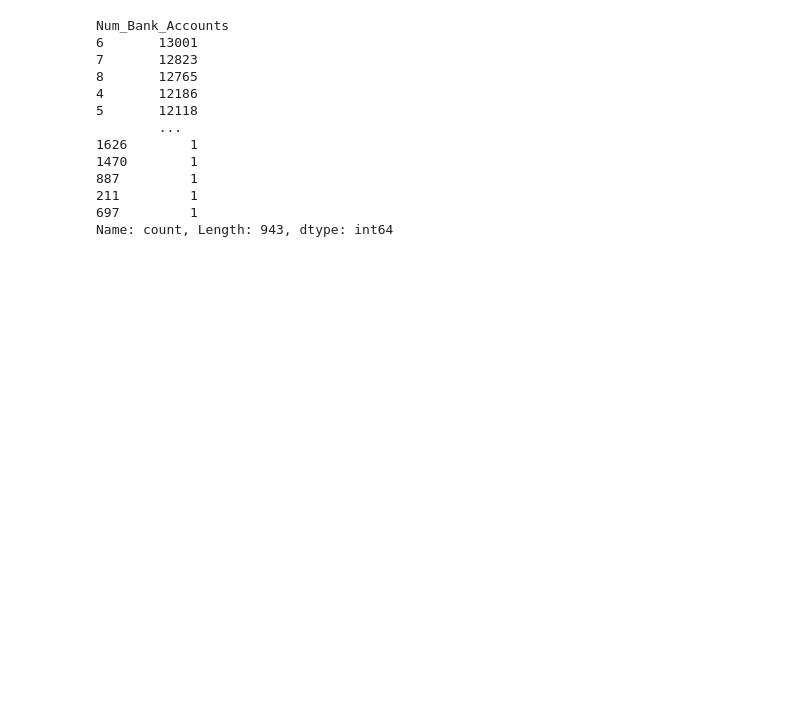
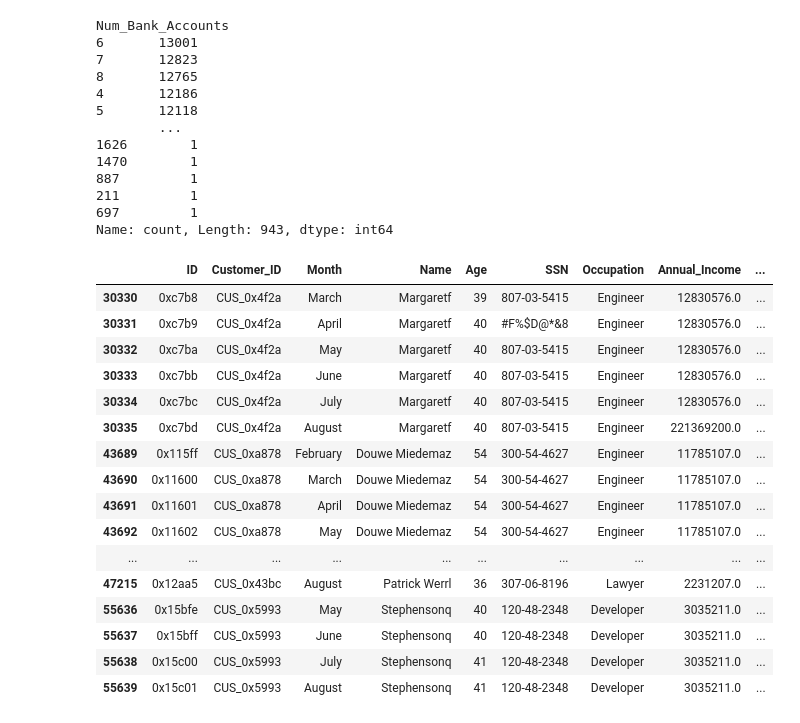
Before and after one commit to ViniciusOtoni/CreditScoreDataset, a Jupyter notebook: notebooks/n01_data_cleaning.ipynb, the cells around one changed output. Saved outputs shown, nothing was run; the diff lists cells and outputs as text; code cells hidden in the pictures; blank space fills up the shorter version.

```diff
--- a/notebooks/n01_data_cleaning.ipynb
+++ b/notebooks/n01_data_cleaning.ipynb
@@ -547,3 +547,23 @@ Num_Bank_Accounts
 211         1
 697         1
 Name: count, Length: 943, dtype: int64
+# %%
+df.loc[df["Num_Bank_Accounts" ] < 0]
+# %% [output]
+|  | ID | Customer_ID | Month | Name | Age | SSN | Occupation | Annual_Income | ... |
+| 30330 | 0xc7b8 | CUS_0x4f2a | March | Margaretf | 39 | 807-03-5415 | Engineer | 12830576.0 | ... |
+| 30331 | 0xc7b9 | CUS_0x4f2a | April | Margaretf | 40 | #F%$D@*&8 | Engineer | 12830576.0 | ... |
+| 30332 | 0xc7ba | CUS_0x4f2a | May | Margaretf | 40 | 807-03-5415 | Engineer | 12830576.0 | ... |
+| 30333 | 0xc7bb | CUS_0x4f2a | June | Margaretf | 40 | 807-03-5415 | Engineer | 12830576.0 | ... |
+| 30334 | 0xc7bc | CUS_0x4f2a | July | Margaretf | 40 | 807-03-5415 | Engineer | 12830576.0 | ... |
+| 30335 | 0xc7bd | CUS_0x4f2a | August | Margaretf | 40 | 807-03-5415 | Engineer | 221369200.0 | ... |
+| 43689 | 0x115ff | CUS_0xa878 | February | Douwe Miedemaz | 54 | 300-54-4627 | Engineer | 11785107.0 | ... |
+| 43690 | 0x11600 | CUS_0xa878 | March | Douwe Miedemaz | 54 | 300-54-4627 | Engineer | 11785107.0 | ... |
+| 43691 | 0x11601 | CUS_0xa878 | April | Douwe Miedemaz | 54 | 300-54-4627 | Engineer | 11785107.0 | ... |
+| 43692 | 0x11602 | CUS_0xa878 | May | Douwe Miedemaz | 54 | 300-54-4627 | Engineer | 11785107.0 | ... |
+| ... | ... | ... | ... | ... | ... | ... | ... | ... | ... |
+| 47215 | 0x12aa5 | CUS_0x43bc | August | Patrick Werrl | 36 | 307-06-8196 | Lawyer | 2231207.0 | ... |
+| 55636 | 0x15bfe | CUS_0x5993 | May | Stephensonq | 40 | 120-48-2348 | Developer | 3035211.0 | ... |
+| 55637 | 0x15bff | CUS_0x5993 | June | Stephensonq | 40 | 120-48-2348 | Developer | 3035211.0 | ... |
+| 55638 | 0x15c00 | CUS_0x5993 | July | Stephensonq | 41 | 120-48-2348 | Developer | 3035211.0 | ... |
+| 55639 | 0x15c01 | CUS_0x5993 | August | Stephensonq | 41 | 120-48-2348 | Developer | 3035211.0 | ... |
```
Also changed, not shown: parts of 38 cells of this notebook.
